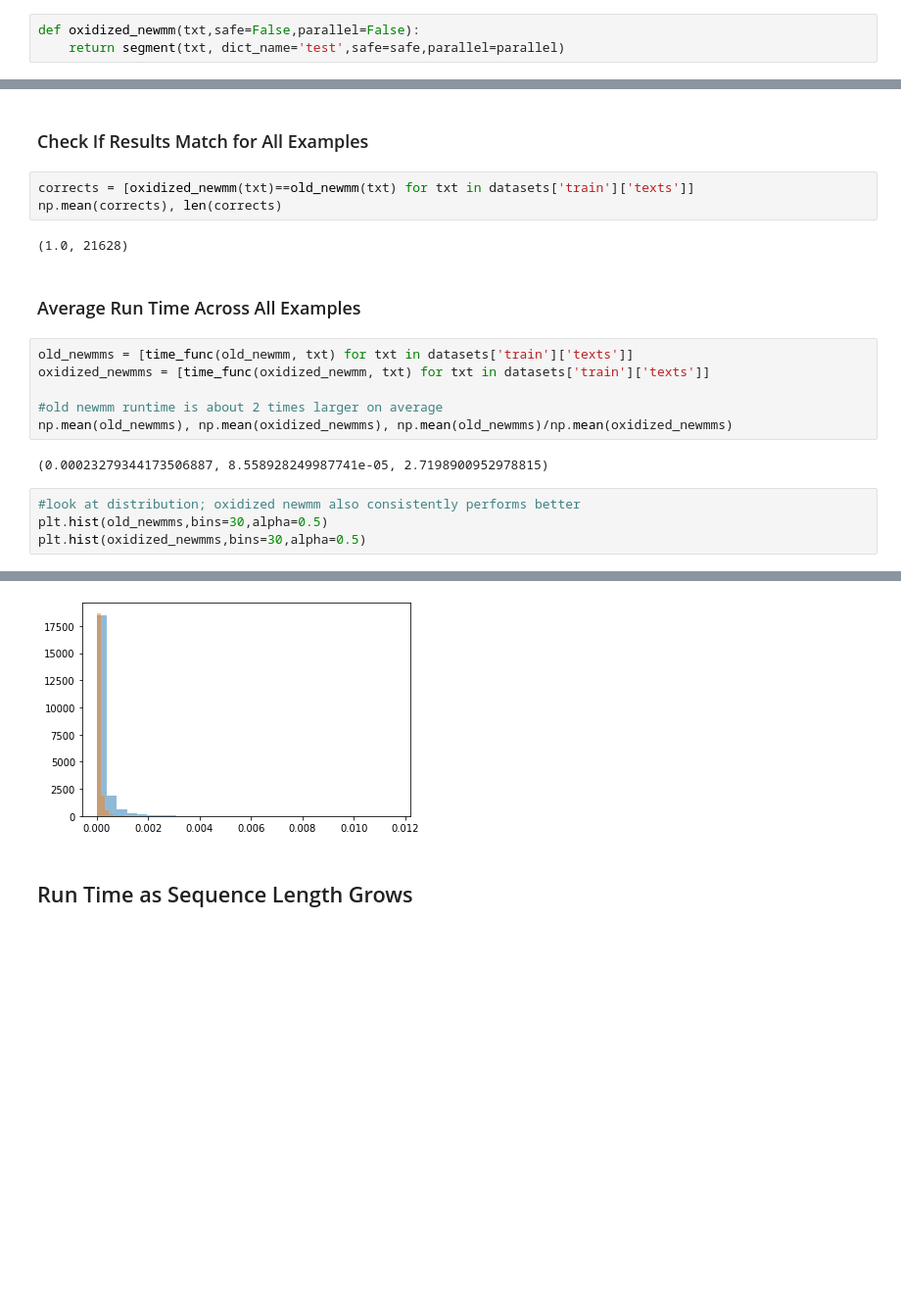
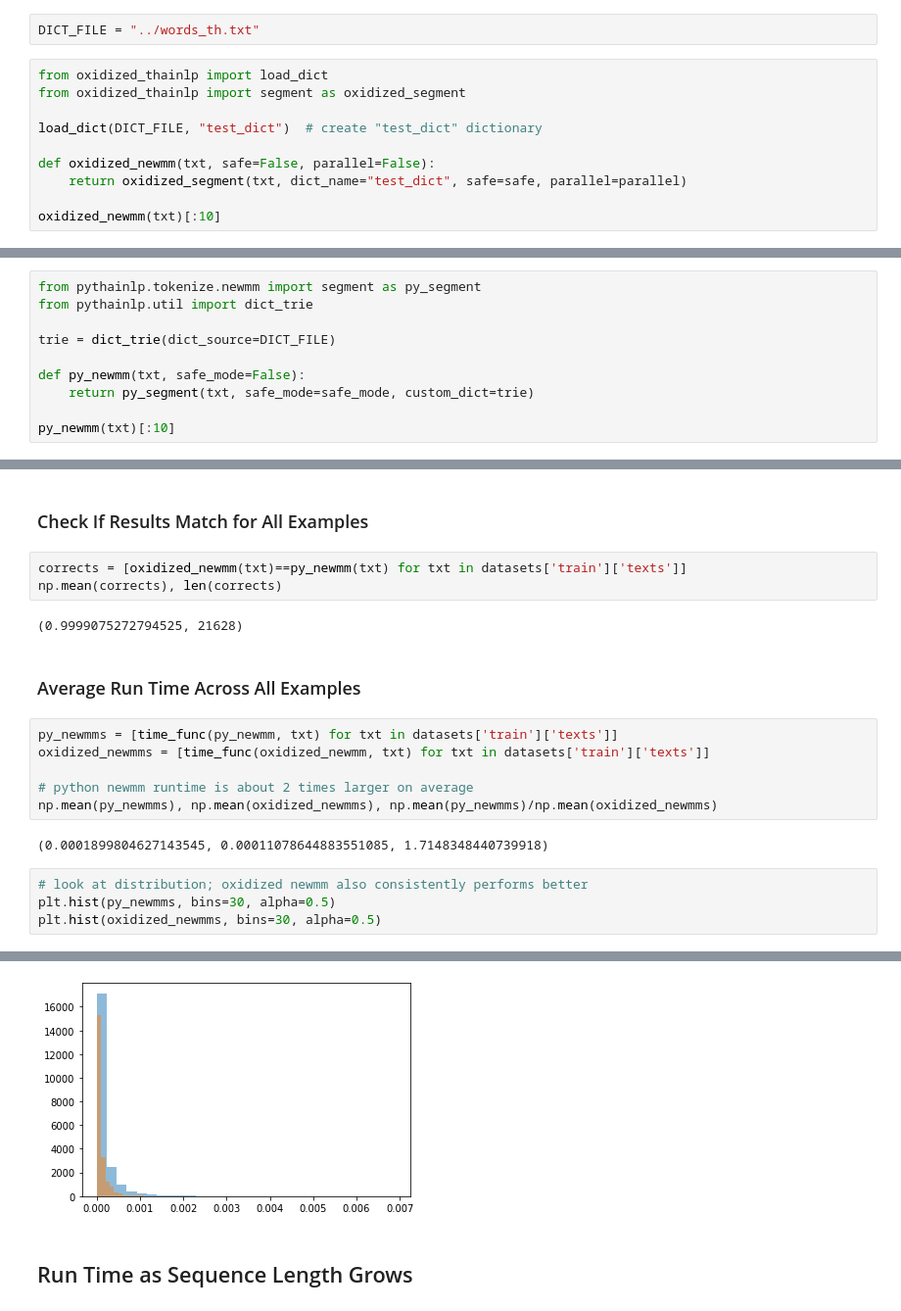
Before and after one commit to PyThaiNLP/nlpo3, a Jupyter notebook: notebooks/oxidized_segment_benchmarks.ipynb, the cells around one changed output, grey strips where cells are left out. Shown at 98% size. Saved outputs shown, nothing was run; the diff lists cells and outputs as text; blank space fills up the shorter version.

```diff
--- a/notebooks/oxidized_segment_benchmarks.ipynb
+++ b/notebooks/oxidized_segment_benchmarks.ipynb
@@ -51,3 +48,12 @@ Successful: dictionary name test from file ../words_th.txt has been successfully
+# %%
+DICT_FILE = "../words_th.txt"
 # %%
-def oxidized_newmm(txt,safe=False,parallel=False):
-    return segment(txt, dict_name='test',safe=safe,parallel=parallel)
+from oxidized_thainlp import load_dict
+from oxidized_thainlp import segment as oxidized_segment
+
+load_dict(DICT_FILE, "test_dict")  # create "test_dict" dictionary
+
+def oxidized_newmm(txt, safe=False, parallel=False):
+    return oxidized_segment(txt, dict_name="test_dict", safe=safe, parallel=parallel)
+
+oxidized_newmm(txt)[:10]
@@ -65,0 +63,10 @@ def old_newmm(txt,engine='newmm'):
+# %%
+from pythainlp.tokenize.newmm import segment as py_segment
+from pythainlp.util import dict_trie
+
+trie = dict_trie(dict_source=DICT_FILE)
+
+def py_newmm(txt, safe_mode=False):
+    return py_segment(txt, safe_mode=safe_mode, custom_dict=trie)
+
+py_newmm(txt)[:10]
@@ -89,22 +106,22 @@ txt
 # %% [markdown]
 ### Check If Results Match for All Examples
 # %%
-corrects = [oxidized_newmm(txt)==old_newmm(txt) for txt in datasets['train']['texts']]
+corrects = [oxidized_newmm(txt)==py_newmm(txt) for txt in datasets['train']['texts']]
 np.mean(corrects), len(corrects)
 # %% [output]
-(1.0, 21628)
+(0.9999075272794525, 21628)
 # %% [markdown]
 ### Average Run Time Across All Examples
 # %%
-old_newmms = [time_func(old_newmm, txt) for txt in datasets['train']['texts']]
+py_newmms = [time_func(py_newmm, txt) for txt in datasets['train']['texts']]
 oxidized_newmms = [time_func(oxidized_newmm, txt) for txt in datasets['train']['texts']]
 
-#old newmm runtime is about 2 times larger on average
-np.mean(old_newmms), np.mean(oxidized_newmms), np.mean(old_newmms)/np.mean(oxidized_newmms)
+# python newmm runtime is about 2 times larger on average
+np.mean(py_newmms), np.mean(oxidized_newmms), np.mean(py_newmms)/np.mean(oxidized_newmms)
 # %% [output]
-(0.00023279344173506887, 8.558928249987741e-05, 2.7198900952978815)
+(0.0001899804627143545, 0.00011078644883551085, 1.7148348440739918)
 # %%
-#look at distribution; oxidized newmm also consistently performs better
-plt.hist(old_newmms,bins=30,alpha=0.5)
-plt.hist(oxidized_newmms,bins=30,alpha=0.5)
+# look at distribution; oxidized newmm also consistently performs better
+plt.hist(py_newmms, bins=30, alpha=0.5)
+plt.hist(oxidized_newmms, bins=30, alpha=0.5)
 # %% [output]
@@ -126,4 +143,4 @@ plt.hist(oxidized_newmms,bins=30,alpha=0.5)
-[figure, old version]
+[figure, new version]
 # %% [markdown]
 ## Run Time as Sequence Length Grows
 # %%
```
Also changed, not shown: parts of 20 cells of this notebook, 3 other files.
